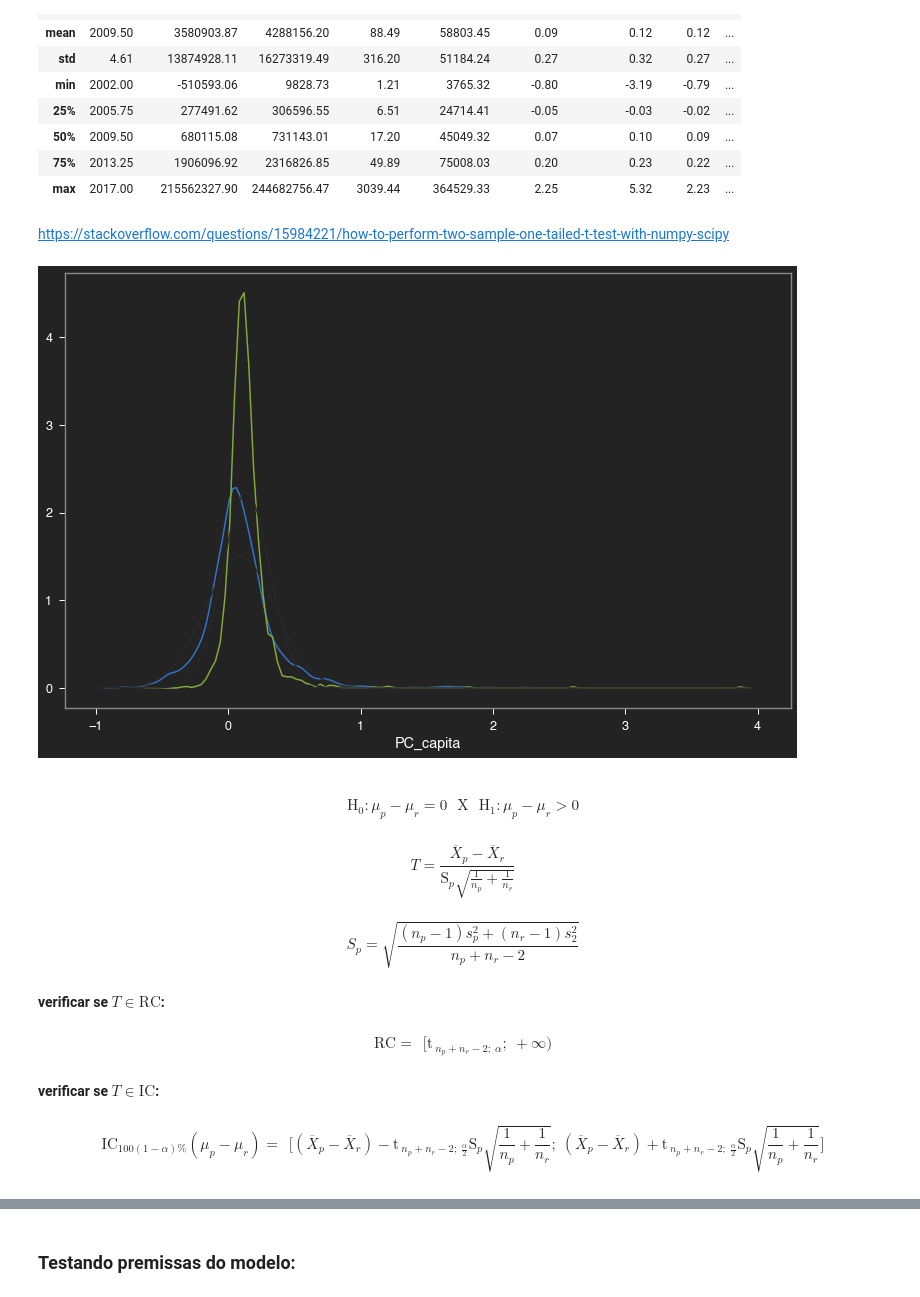
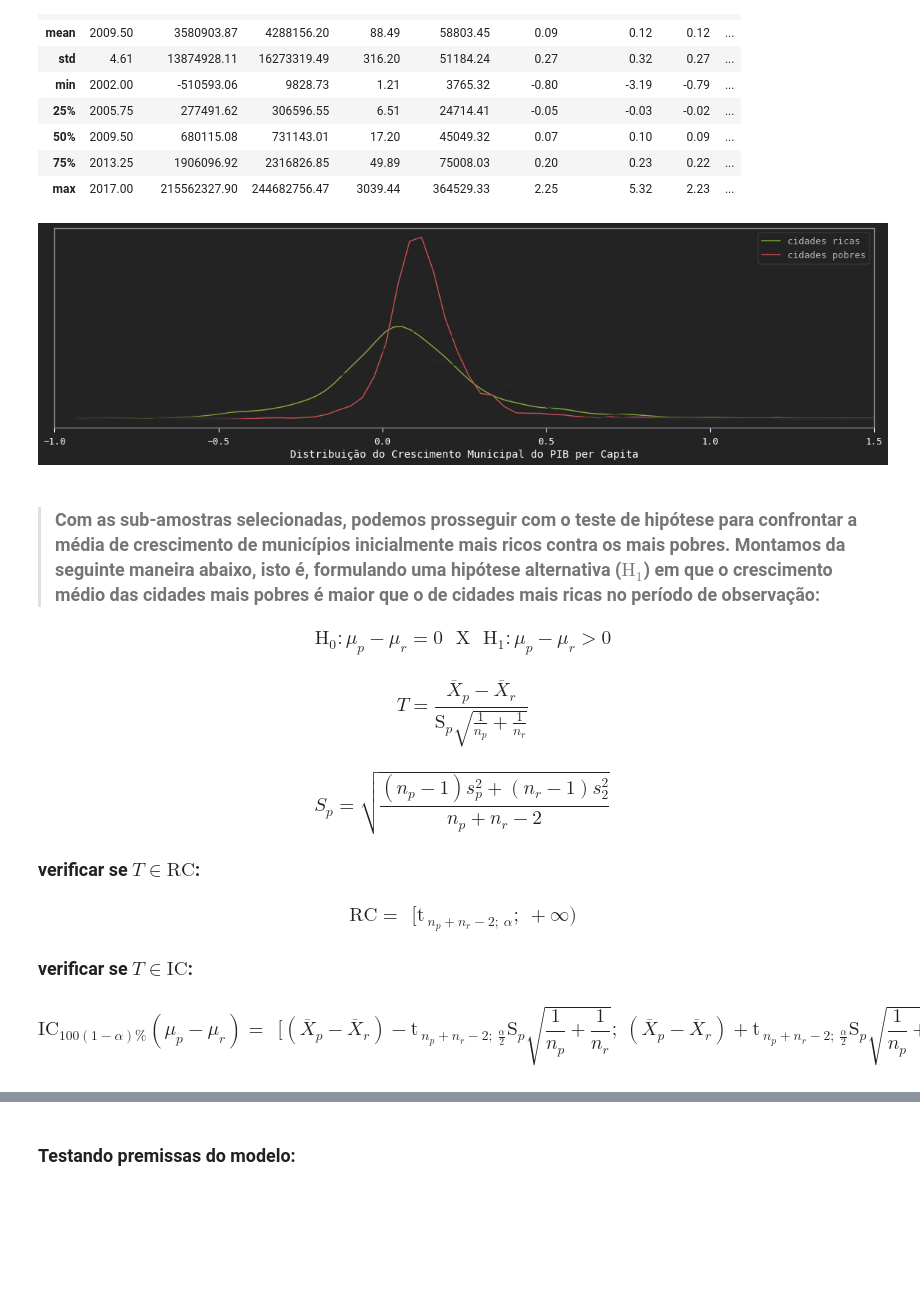
Before and after one commit to danielnrocha/Convergencia_PIB_Municipios, a Jupyter notebook: ConvergenciaMunicipios.ipynb, the cells around one changed output, grey strips where cells are left out. Saved outputs shown, nothing was run; the diff lists cells and outputs as text; code cells hidden in the pictures; blank space fills up the shorter version.

```diff
--- a/ConvergenciaMunicipios.ipynb
+++ b/ConvergenciaMunicipios.ipynb
@@ -21,11 +15,33 @@ A série temporal termina em 2017 pois é o último ano de dados disponibilizado
 # %%
+%%capture
+%pip install xlrd
+%pip install numpy
+%pip install pandas
+%pip install seaborn
+%pip install palettable
+%pip install matplotlib
+%pip install jupyterthemes
+
 import pandas as pd
 pd.set_option('display.max_columns', None)
 pd.set_option('display.float_format', '{:.2f}'.format)
 import numpy as np
 import seaborn as sns
+from sklearn import linear_model
+import statsmodels.api as sm
+from scipy.stats import norm
+import scipy
 import palettable
 import matplotlib.pyplot as plt
 %matplotlib inline
 from jupyterthemes import jtplot
 jtplot.style(theme='monokai', context='notebook', ticks=True, grid=False)
+
+import matplotlib.style
+import matplotlib as mpl
+for m,n in zip(['grid.color','axes.titlecolor','axes.labelcolor','xtick.color','ytick.color',
+                'axes.titlesize','figure.figsize','legend.framealpha'],['white','white','white',
+                'white','white','20.0','13.0, 8.0','0.8']):
+    mpl.rcParams[m] = n
+
+plt.rcParams['font.family'] = 'monospace'
@@ -464,30 +472,33 @@ df_ricas.describe()
 | 50% | 2009.50 | 680115.08 | 731143.01 | 17.20 | 45049.32 | 0.07 | 0.10 | 0.09 | ... |
 | 75% | 2013.25 | 1906096.92 | 2316826.85 | 49.89 | 75008.03 | 0.20 | 0.23 | 0.22 | ... |
 | max | 2017.00 | 215562327.90 | 244682756.47 | 3039.44 | 364529.33 | 2.25 | 5.32 | 2.23 | ... |
-# %% [markdown]
-https://stackoverflow.com/questions/15984221/how-to-perform-two-sample-one-tailed-t-test-with-numpy-scipy
 # %%
-from scipy.stats import norm
+plt.figure(figsize=(20,5))
 
-sns.distplot(df_ricas['PC_capita'], hist=False, fit=norm)
+ax = sns.distplot(df_ricas['PC_capita'], hist=False, fit=norm, color='g', label='cidades ricas')
+bx = sns.distplot(df_pobres['PC_capita'], hist=False, fit=norm, color='r', label='cidades pobres')
+ax.set_xlim([-1, 1.5])
+plt.xlabel('Distribuição do Crescimento Municipal do PIB per Capita')
 
-sns.distplot(df_pobres['PC_capita'], hist=False, fit=norm);
+plt.yticks([]);
 # %% [output]
-[figure, old version]
+[figure, new version]
 # %% [markdown]
-#### $$ \text{H}_0: \mu_p - \mu_r = 0 \ \ \ \text{X} \ \ \ \text{H}_1: \mu_p - \mu_r > 0 $$
+> ### Com as sub-amostras selecionadas, podemos prosseguir com o teste de hipótese para confrontar a média de crescimento de municípios inicialmente mais ricos contra os mais pobres. Montamos da seguinte maneira abaixo, isto é, formulando uma hipótese alternativa ($\text{H}_1$) em que o crescimento médio das cidades mais pobres é maior que o de cidades mais ricas no período de observação:
 
-#### $$ T = \frac{ \overline{X}_p - \overline{X}_r }{ \text{S}_p \sqrt{ \frac{1}{n_p} + \frac{1}{n_r} } } $$
+### $$ \text{H}_0: \mu_p - \mu_r = 0 \ \ \ \text{X} \ \ \ \text{H}_1: \mu_p - \mu_r > 0 $$
 
-#### $$ S_p = \sqrt{ \frac{ (n_p - 1) s_p^2 + (n_r - 1) s_2^2 }{ n_p + n_r - 2 } } $$
+### $$ T = \frac{ \overline{X}_p - \overline{X}_r }{ \text{S}_p \sqrt{ \frac{1}{n_p} + \frac{1}{n_r} } } $$
 
-#### verificar se $ T \in \text{RC} $:
+### $$ S_p = \sqrt{ \frac{ (n_p - 1) s_p^2 + (n_r - 1) s_2^2 }{ n_p + n_r - 2 } } $$
 
-#### $$ \text{RC} = \ \ \bigg[\text{t}_{\ n_p + n_r - 2;\ \alpha }; \ +∞ \bigg) $$
+### verificar se $ T \in \text{RC} $:
 
-#### verificar se $ T \in \text{IC} $:
+### $$ \text{RC} = \ \ \bigg[\text{t}_{\ n_p + n_r - 2;\ \alpha }; \ +∞ \bigg) $$
 
-#### $$ \text{IC}_{100(1-\alpha)\% } (\mu_p - \mu_r) = \ \ \bigg[ (\overline{X}_p - \overline{X}_r) - \text{t}_{\ n_p + n_r - 2;\ \frac{\alpha}{2}} \text{S}_p \sqrt{ \frac{1}{n_p} + \frac{1}{n_r}  }; \ (\overline{X}_p - \overline{X}_r) + \text{t}_{\ n_p + n_r - 2;\ \frac{\alpha}{2}} \text{S}_p \sqrt{ \frac{1}{n_p} + \frac{1}{n_r}  } \bigg] $$
+### verificar se $ T \in \text{IC} $:
+
+### $$ \text{IC}_{100(1-\alpha)\% } (\mu_p - \mu_r) = \ \ \Bigg[ (\overline{X}_p - \overline{X}_r) - \text{t}_{\ n_p + n_r - 2;\ \frac{\alpha}{2}} \text{S}_p \sqrt{ \frac{1}{n_p} + \frac{1}{n_r}  }; \ (\overline{X}_p - \overline{X}_r) + \text{t}_{\ n_p + n_r - 2;\ \frac{\alpha}{2}} \text{S}_p \sqrt{ \frac{1}{n_p} + \frac{1}{n_r}  } \Bigg] $$
 # %%
 df_ricas['PC_capita'].mean()
 # %% [output]
```
Also changed, not shown: parts of 103 cells of this notebook.
